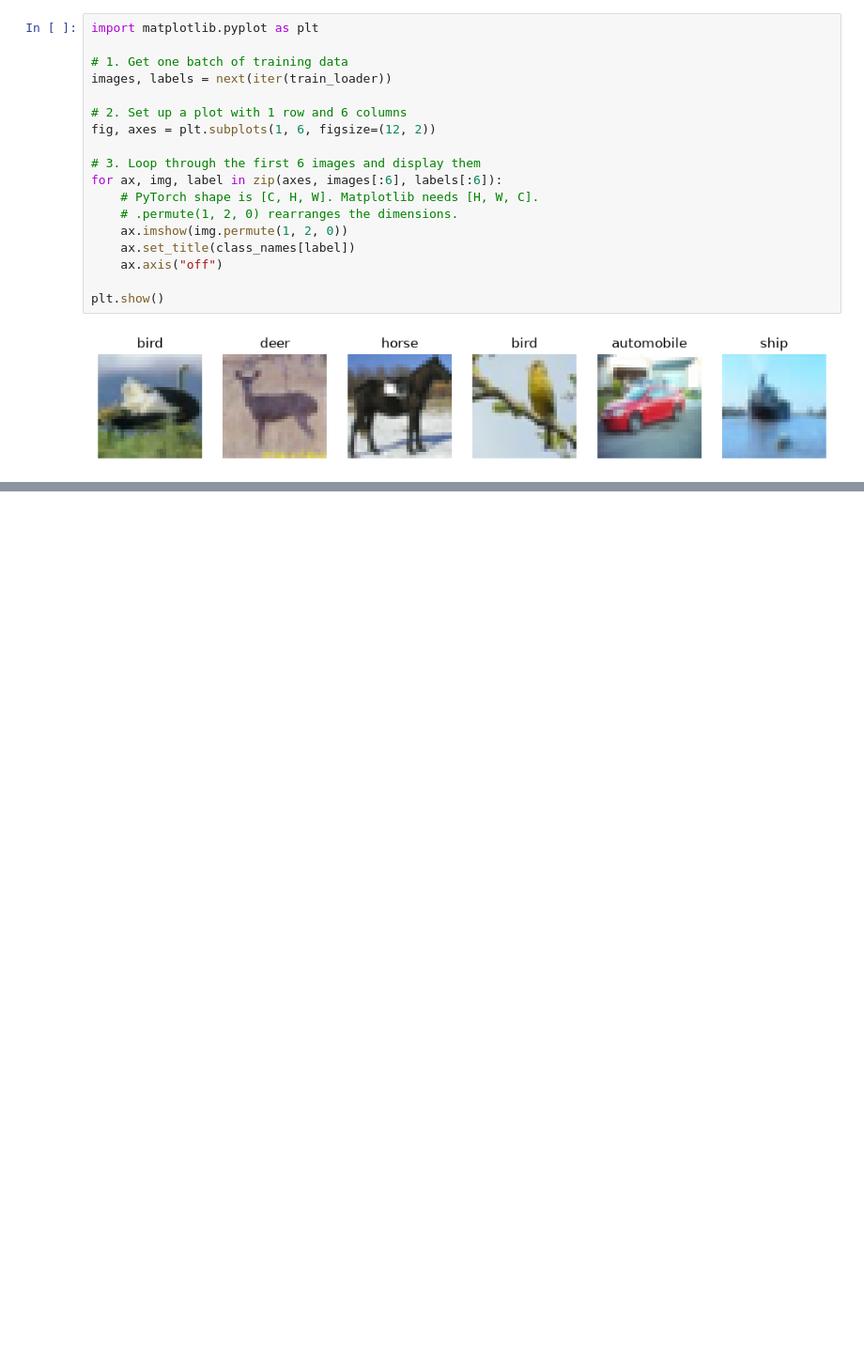
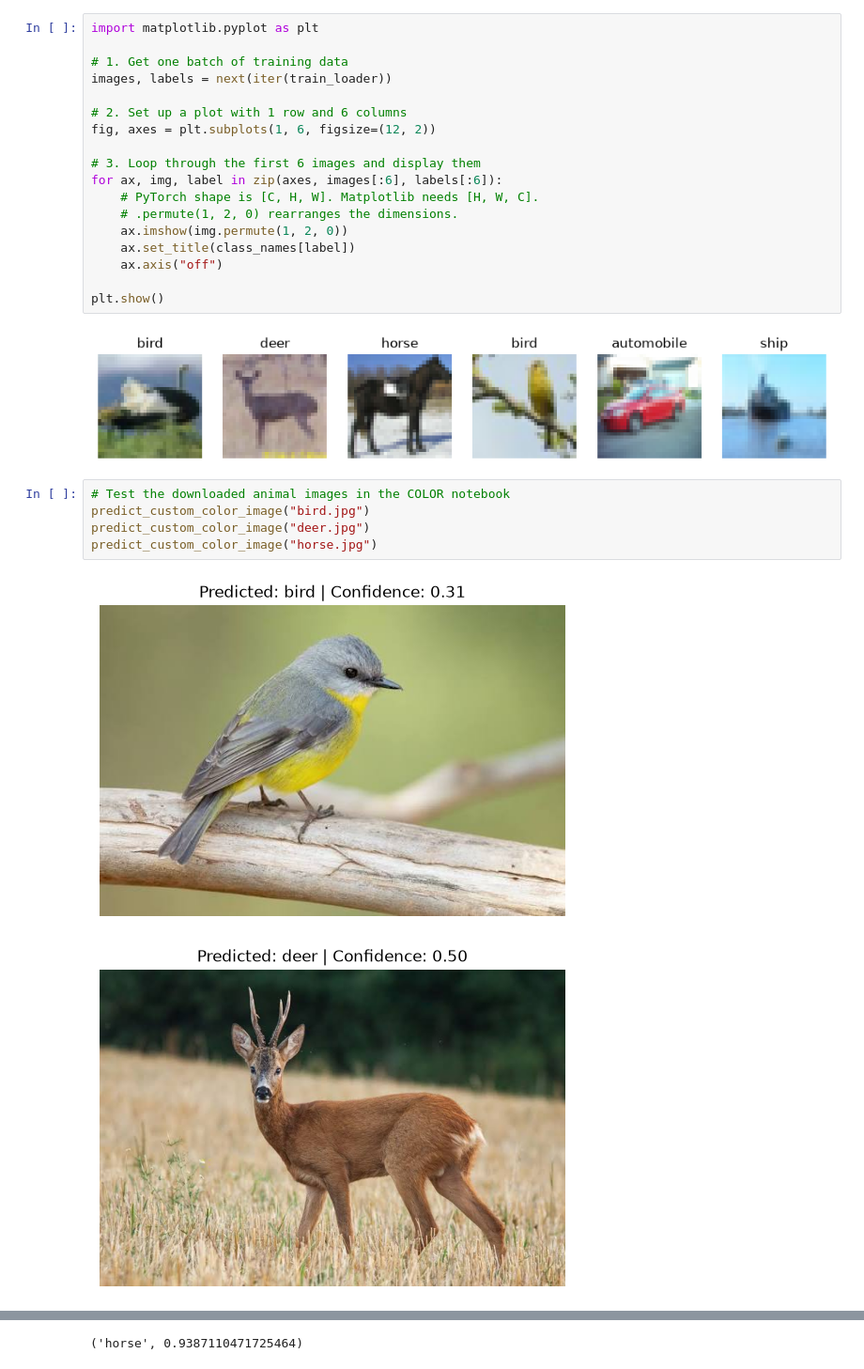
Before and after one commit to Aphilox/ICD311_NeuralNetworks_lab, a Jupyter notebook: notebooks/05_color_custom_image_inference.ipynb, the cells around one changed output, grey strips where cells are left out. Shown at 94% size. Cells and saved outputs as stored; diff of their text form; blank space fills up the shorter version.

```diff
--- a/notebooks/05_color_custom_image_inference.ipynb
+++ b/notebooks/05_color_custom_image_inference.ipynb
@@ -140,3 +139,11 @@ for ax, img, label in zip(axes, images[:6], labels[:6]):
 plt.show()
 # %% [output]
 [figure]
+# %%
+# Test the downloaded animal images in the COLOR notebook
+predict_custom_color_image("bird.jpg")
+predict_custom_color_image("deer.jpg")
+predict_custom_color_image("horse.jpg")
+# %% [output]
+[figure, added]
+[figure, added]
@@ -142,0 +151 @@ plt.show()
+('horse', 0.9387110471725464)
```
Also changed, not shown: parts of 4 cells of this notebook, 10 other files.
